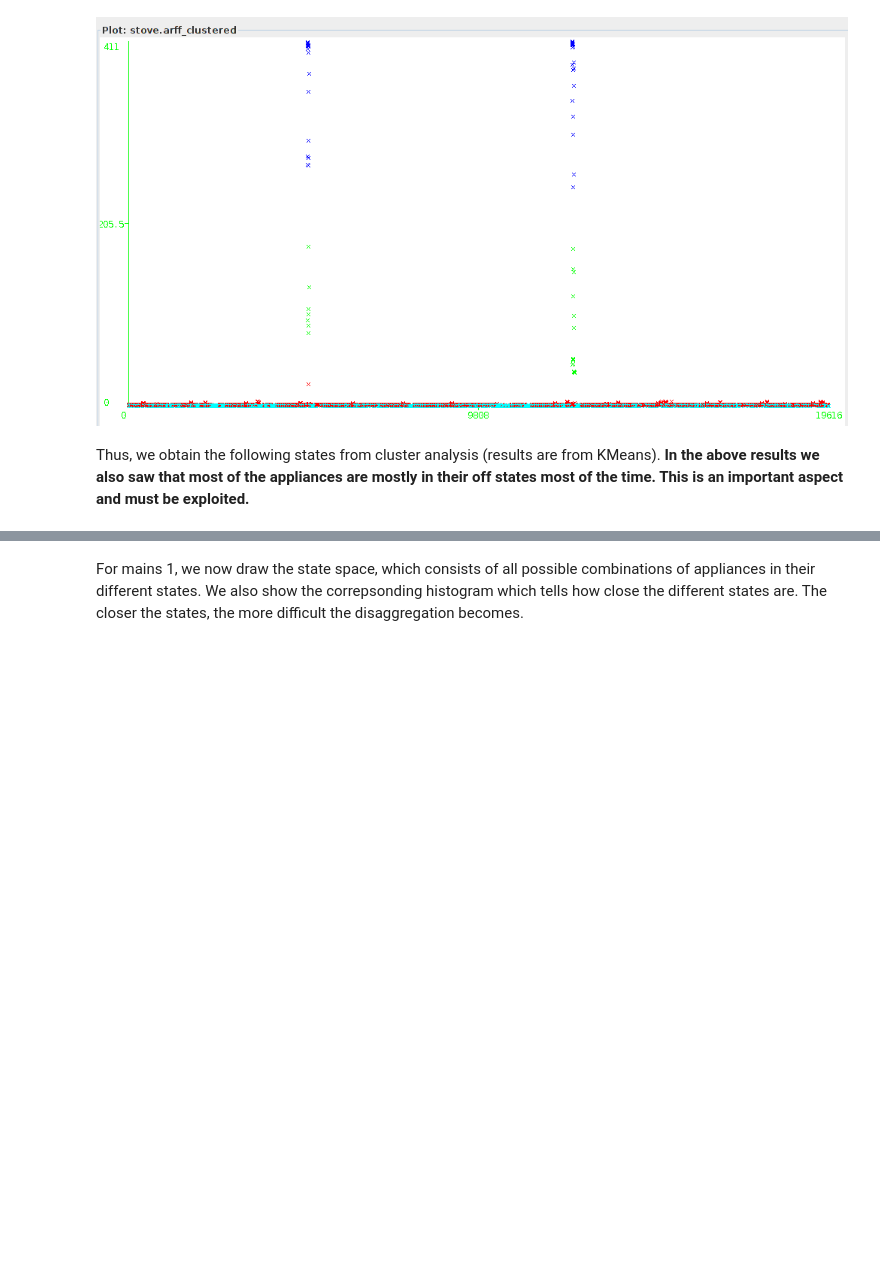
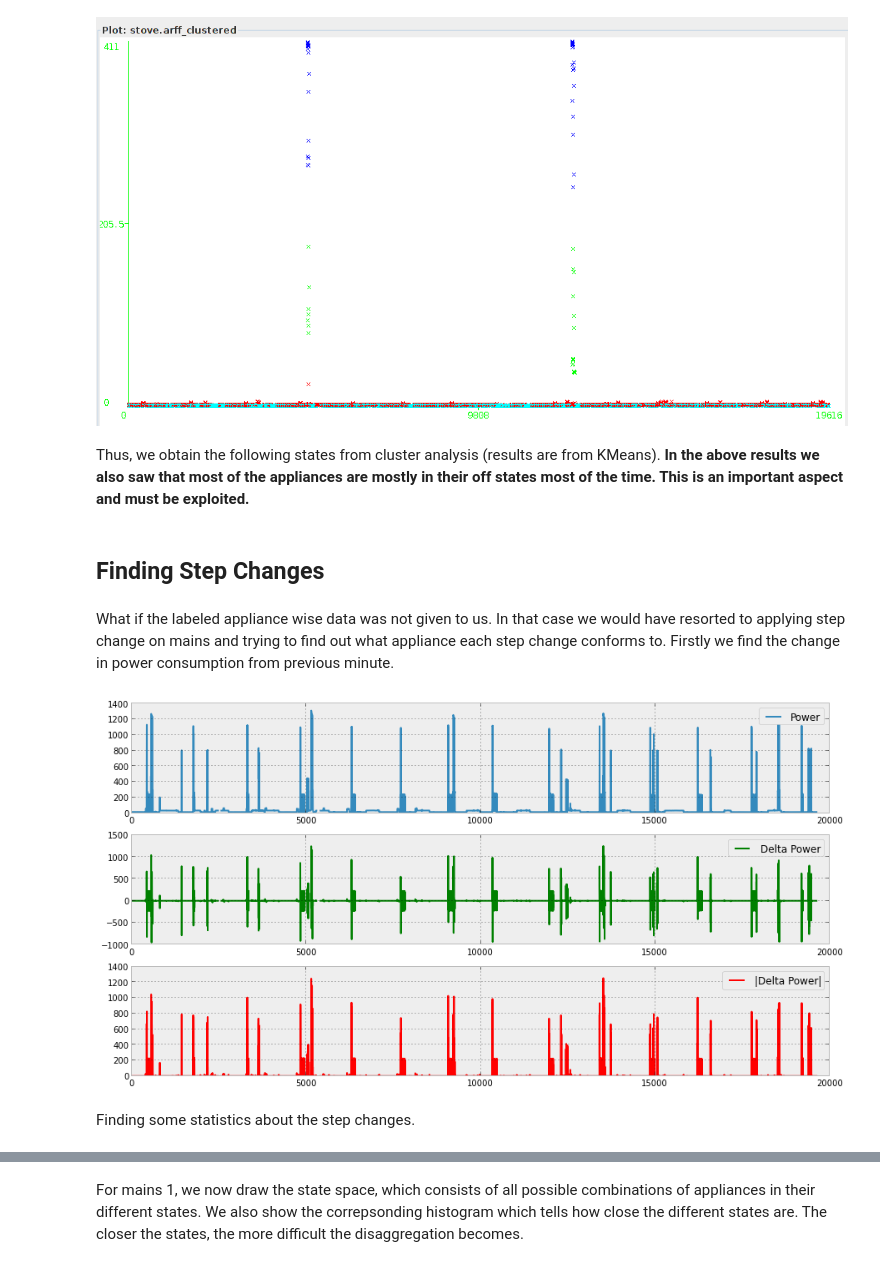
Before and after one commit to nipunbatra/nilm, a Jupyter notebook: REDD_House2_Analysis.ipynb, the cells around one changed output, grey strips where cells are left out. Cells and saved outputs as stored; diff of their text form; code cells hidden in the pictures; blank space fills up the shorter version.

```diff
--- a/REDD_House2_Analysis.ipynb
+++ b/REDD_House2_Analysis.ipynb
@@ -1011,3 +1018,23 @@ micro=[8,852,1677]
 kitchen_2=[1,206,1035]
 ref=[7,162,394]
 dish=[0,250,1186]
+# %% [markdown]
+## Finding Step Changes
+# %% [markdown]
+What if the labeled appliance wise data was not given to us. In that case we would have resorted to applying step change on mains and trying  to find out what appliance each step change conforms to.
+Firstly we find the change in power consumption from previous minute.
+# %%
+diff_mains_1_minute=np.diff(df_mains_minute.Mains_1_Power.values)
+plt.subplot(3,1,1)
+plt.plot(df_mains_minute.Mains_1_Power.values,label='Power')
+plt.legend();
+plt.subplot(3,1,2)
+plt.plot(diff_mains_1_minute,color='g',label='Delta Power')
+plt.legend();
+plt.subplot(3,1,3)
+plt.plot(np.abs(diff_mains_1_minute),color='r',label='|Delta Power|');
+plt.legend();
+# %% [output]
+[figure, added]
+# %% [markdown]
+Finding some statistics about the step changes.
```
Also changed, not shown: parts of 37 cells of this notebook.
